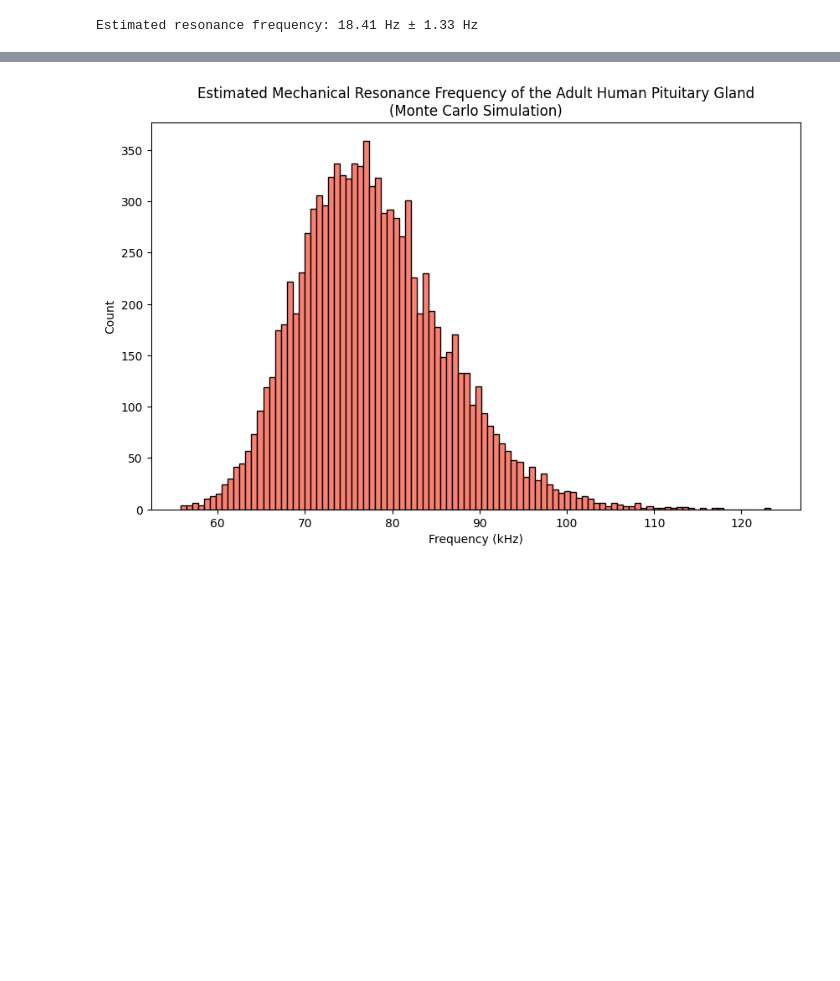
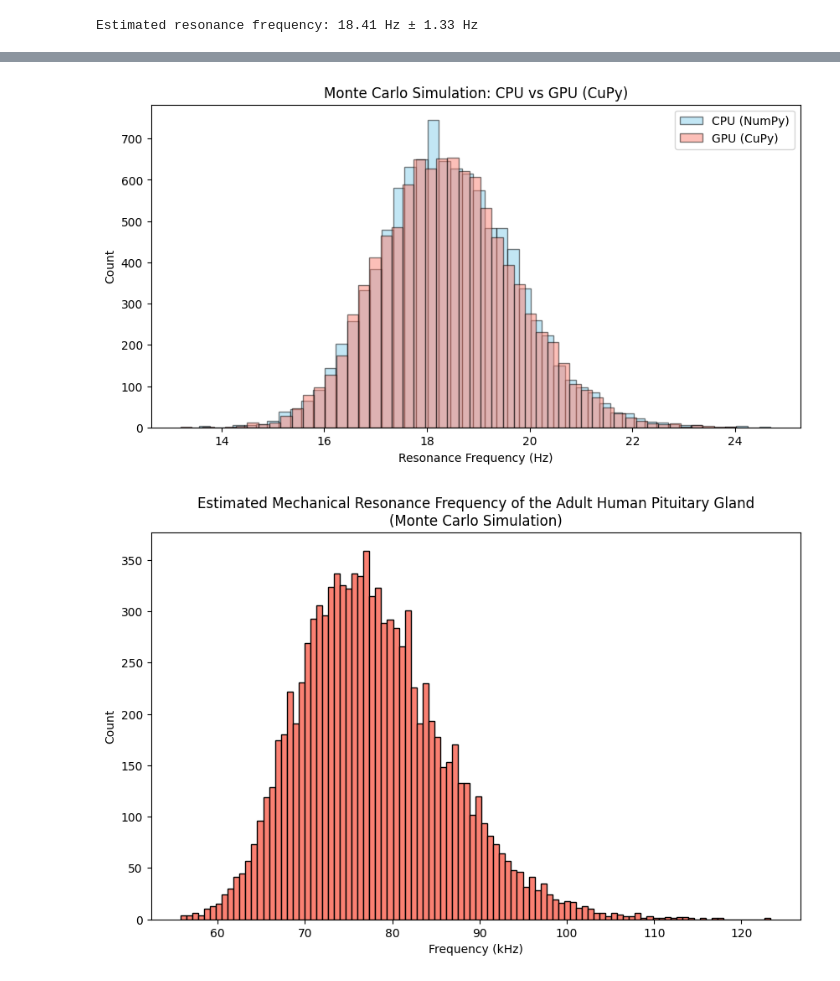
Before and after one commit to OJB-Quantum/Monte-Carlo-Sim, a Jupyter notebook: Monte_Carlo_Sim_Mechanical_Resonance_of_Eye_and_Pituitary_Gland.ipynb, the cells around one changed output, grey strips where cells are left out. Cells and saved outputs as stored; diff of their text form; code cells hidden in the pictures; blank space fills up the shorter version.

```diff
--- a/Monte_Carlo_Sim_Mechanical_Resonance_of_Eye_and_Pituitary_Gland.ipynb
+++ b/Monte_Carlo_Sim_Mechanical_Resonance_of_Eye_and_Pituitary_Gland.ipynb
@@ -43,3 +43,85 @@ print(f"Estimated resonance frequency: {mean_freq:.2f} Hz ± {std_freq:.2f} Hz")
 # %% [output]
 [figure]
 Estimated resonance frequency: 18.41 Hz ± 1.33 Hz
+# %%
+import numpy as np
+import cupy as cp
+import matplotlib.pyplot as plt
+import time
+
+# Number of Monte Carlo samples
+N = 10000
+
+# Assumed mean and standard deviation for effective stiffness (k in N/m)
+k_mean = 100.0      # Example value: 100 N/m
+k_std = 10.0        # 10% uncertainty
+
+# Assumed mean and standard deviation for effective mass (m in kg)
+m_mean = 7.5e-3     # Example value: 7.5 grams = 0.0075 kg
+m_std = 0.75e-3     # 10% uncertainty
+
+# ----------------------
+# CPU (NumPy) Version
+# ----------------------
+np.random.seed(42)
+start_cpu = time.time()
+# Sample stiffness and mass from normal distributions on CPU
+k_cpu = np.random.normal(k_mean, k_std, N)
+m_cpu = np.random.normal(m_mean, m_std, N)
+# Ensure positive values
+k_cpu = np.maximum(k_cpu, 1e-6)
+m_cpu = np.maximum(m_cpu, 1e-6)
+# Calculate resonance frequency on CPU
+def compute_frequencies_cpu(k, m):
+    return (1 / (2 * np.pi)) * np.sqrt(k / m)
+
+frequencies_cpu = compute_frequencies_cpu(k_cpu, m_cpu)
+time_cpu = time.time() - start_cpu
+
+# Compute statistics on CPU
+mean_freq_cpu = np.mean(frequencies_cpu)
+std_freq_cpu = np.std(frequencies_cpu)
+
+print(f"[CPU] Time elapsed: {time_cpu:.6f} seconds")
+print(f"[CPU] Estimated resonance frequency: {mean_freq_cpu:.2f} Hz ± {std_freq_cpu:.2f} Hz")
+
+# ----------------------
+# GPU (CuPy) Version
+# ----------------------
+# Transfer mean and std to GPU constants
+cp.random.seed(42)
+start_gpu = time.time()
+# Sample stiffness and mass from normal distributions on GPU
+k_gpu = cp.random.normal(k_mean, k_std, N)
+m_gpu = cp.random.normal(m_mean, m_std, N)
+# Ensure positive values
+k_gpu = cp.maximum(k_gpu, 1e-6)
+m_gpu = cp.maximum(m_gpu, 1e-6)
+# Calculate resonance frequency on GPU
+def compute_frequencies_gpu(k, m):
+    return (1 / (2 * cp.pi)) * cp.sqrt(k / m)
+
+frequencies_gpu = compute_frequencies_gpu(k_gpu, m_gpu)
+# Transfer results back to CPU
+frequencies_gpu_cpu = cp.asnumpy(frequencies_gpu)
+time_gpu = time.time() - start_gpu
+
+# Compute statistics on GPU-computed values
+mean_freq_gpu = np.mean(frequencies_gpu_cpu)
+std_freq_gpu = np.std(frequencies_gpu_cpu)
+
+print(f"[GPU] Time elapsed (incl. data transfer): {time_gpu:.6f} seconds")
+print(f"[GPU] Estimated resonance frequency: {mean_freq_gpu:.2f} Hz ± {std_freq_gpu:.2f} Hz")
+
+# ----------------------
+# Plot comparison histogram
+# ----------------------
+plt.figure(figsize=(10, 5))
+plt.hist(frequencies_cpu, bins=50, alpha=0.5, label='CPU (NumPy)', color='skyblue', edgecolor='black')
+plt.hist(frequencies_gpu_cpu, bins=50, alpha=0.5, label='GPU (CuPy)', color='salmon', edgecolor='black')
+plt.xlabel("Resonance Frequency (Hz)")
+plt.ylabel("Count")
+plt.title("Monte Carlo Simulation: CPU vs GPU (CuPy)")
+plt.legend()
+plt.show()
+# %% [output]
@@ -46,3 +132,4 @@ Estimated resonance frequency: 18.41 Hz ± 1.33 Hz
+[figure, added]
 # %%
 import numpy as np
 import matplotlib.pyplot as plt
```
Also changed, not shown: parts of 2 cells of this notebook.
